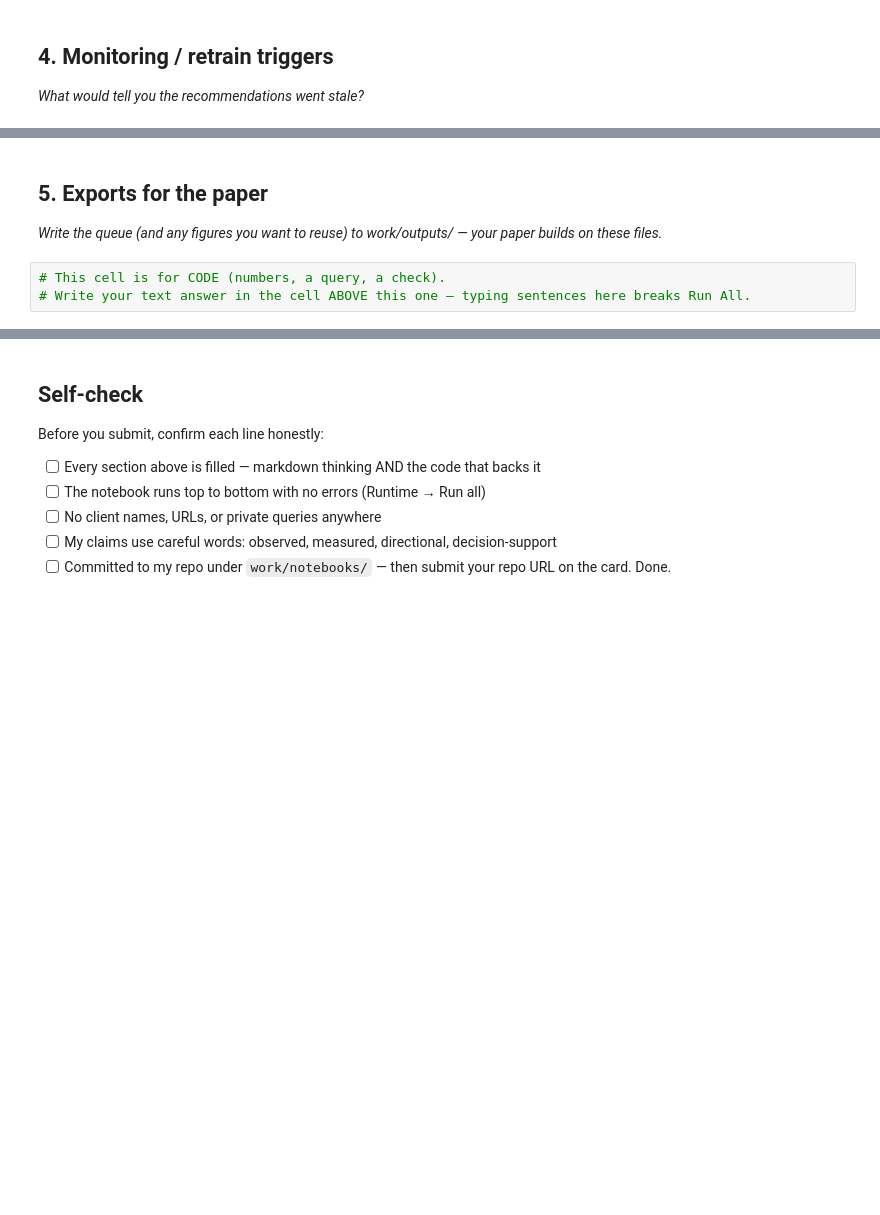
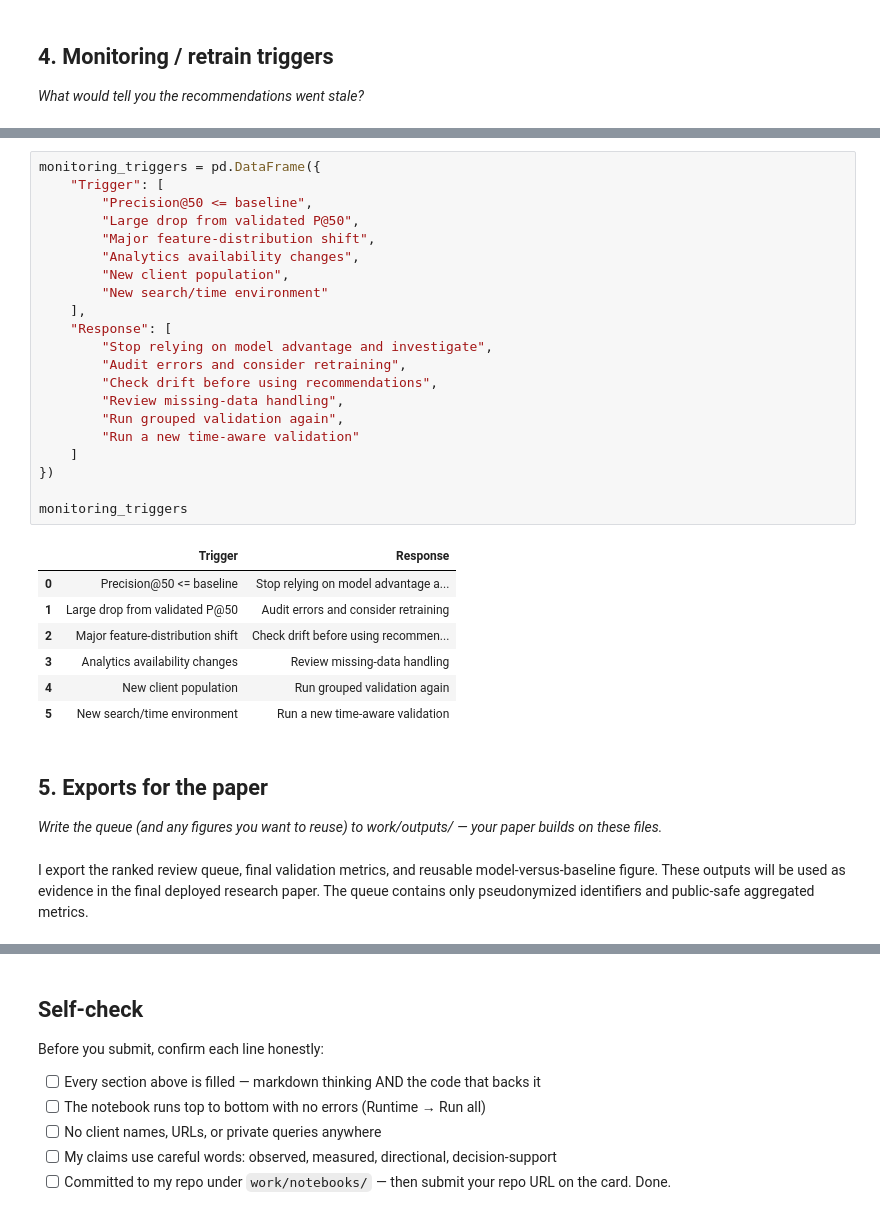
Before and after one commit to Malang43/flyrank-ml-internship-Malang43, a Jupyter notebook: work/notebooks/w07_action_playbook.ipynb, the cells around one changed output, grey strips where cells are left out. Drawn from its saved outputs; the diff is of its cells as text; blank space fills up the shorter version.

```diff
--- a/work/notebooks/w07_action_playbook.ipynb
+++ b/work/notebooks/w07_action_playbook.ipynb
@@ -37,7 +356,35 @@ This skeleton is yours to fill. Work the sections **in order** — each one has
+# %%
+monitoring_triggers = pd.DataFrame({
+    "Trigger": [
+        "Precision@50 <= baseline",
+        "Large drop from validated P@50",
+        "Major feature-distribution shift",
+        "Analytics availability changes",
+        "New client population",
+        "New search/time environment"
+    ],
+    "Response": [
+        "Stop relying on model advantage and investigate",
+        "Audit errors and consider retraining",
+        "Check drift before using recommendations",
+        "Review missing-data handling",
+        "Run grouped validation again",
+        "Run a new time-aware validation"
+    ]
+})
+
+monitoring_triggers
+# %% [output]
+|  | Trigger | Response |
+| 0 | Precision@50 <= baseline | Stop relying on model advantage a... |
+| 1 | Large drop from validated P@50 | Audit errors and consider retraining |
+| 2 | Major feature-distribution shift | Check drift before using recommen... |
+| 3 | Analytics availability changes | Review missing-data handling |
+| 4 | New client population | Run grouped validation again |
+| 5 | New search/time environment | Run a new time-aware validation |
 # %% [markdown]
 ## 5. Exports for the paper
 
 *Write the queue (and any figures you want to reuse) to work/outputs/ — your paper builds on these files.*
-# %%
-# This cell is for CODE (numbers, a query, a check).
-# Write your text answer in the cell ABOVE this one — typing sentences here breaks Run All.
+# %% [markdown]
+I export the ranked review queue, final validation metrics, and reusable model-versus-baseline figure. These outputs will be used as evidence in the final deployed research paper. The queue contains only pseudonymized identifiers and public-safe aggregated metrics.
```
Also changed, not shown: parts of 15 cells of this notebook.
